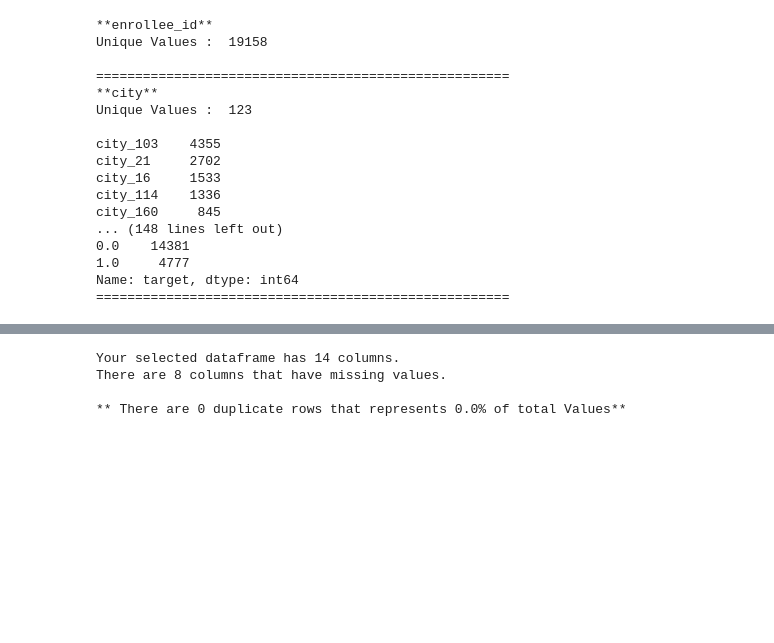
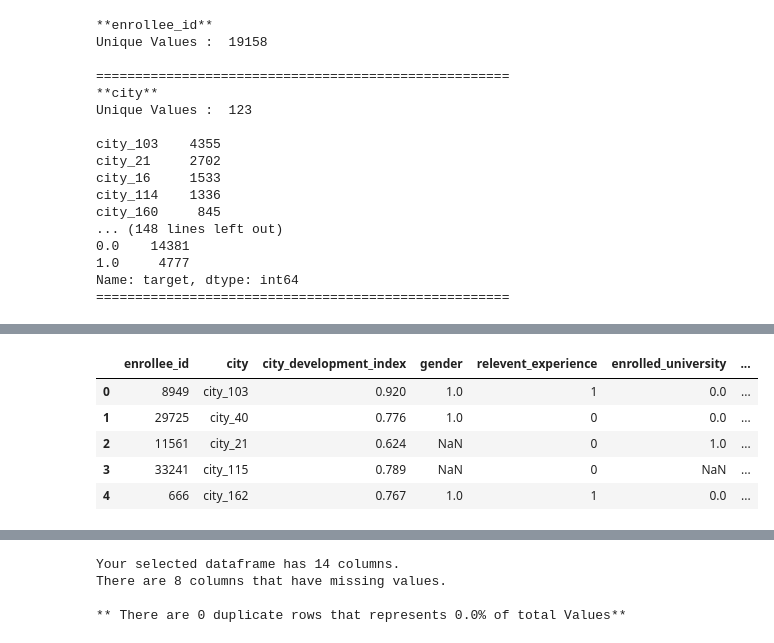
Before and after one commit to LinhQuach13/Individual_project_HR_analytics, a Jupyter notebook: Workbook.ipynb, the cells around one changed output, grey strips where cells are left out. Cells and saved outputs as stored; diff of their text form; code cells hidden in the pictures; blank space fills up the shorter version.

```diff
--- a/Workbook.ipynb
+++ b/Workbook.ipynb
@@ -222,0 +171,13 @@ Name: target, dtype: int64
+# %%
+#encode gender
+aug_train_df.gender.replace({'Other': 2, 'Male': 1, 'Female': 0}, inplace = True)
+# %%
+#Verify gender column was changed
+aug_train_df.head()
+# %% [output]
+|  | enrollee_id | city | city_development_index | gender | relevent_experience | enrolled_university | ... |
+| 0 | 8949 | city_103 | 0.920 | 1.0 | 1 | 0.0 | ... |
+| 1 | 29725 | city_40 | 0.776 | 1.0 | 0 | 0.0 | ... |
+| 2 | 11561 | city_21 | 0.624 | NaN | 0 | 1.0 | ... |
+| 3 | 33241 | city_115 | 0.789 | NaN | 0 | NaN | ... |
+| 4 | 666 | city_162 | 0.767 | 1.0 | 1 | 0.0 | ... |
```
Also changed, not shown: parts of 23 cells of this notebook.
